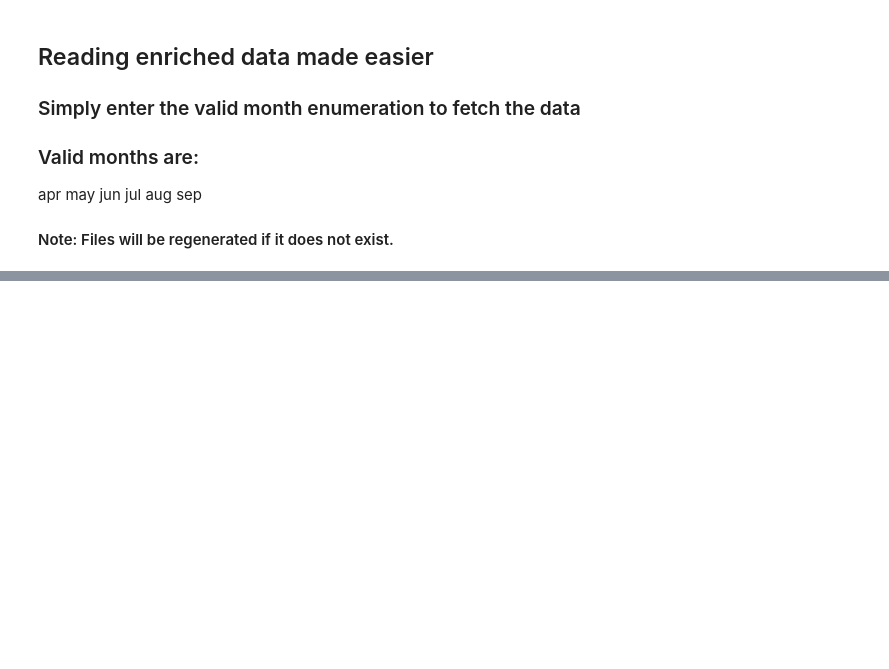
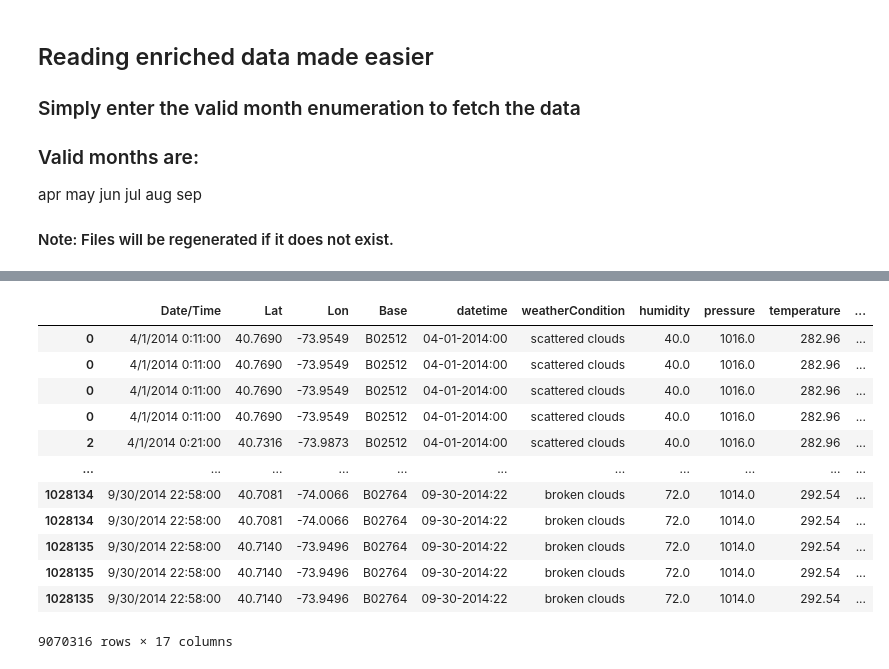
Before and after one commit to krishkribo/ML2020-Uber-Data-Analysis, a Jupyter notebook: Preprocessing/PickleLoadTest.ipynb, the cells around one changed output, grey strips where cells are left out. Saved outputs shown, nothing was run; the diff lists cells and outputs as text; code cells hidden in the pictures; blank space fills up the shorter version.

```diff
--- a/Preprocessing/PickleLoadTest.ipynb
+++ b/Preprocessing/PickleLoadTest.ipynb
@@ -69,0 +91,2 @@ Dataset loaded
+# %%
+june = sm.run(['jun'])
@@ -69,0 +99,16 @@ Dataset loaded
+# %%
+june
+# %% [output]
+|  | Date/Time | Lat | Lon | Base | datetime | weatherCondition | humidity | pressure | temperature | ... |
+| 0 | 4/1/2014 0:11:00 | 40.7690 | -73.9549 | B02512 | 04-01-2014:00 | scattered clouds | 40.0 | 1016.0 | 282.96 | ... |
+| 0 | 4/1/2014 0:11:00 | 40.7690 | -73.9549 | B02512 | 04-01-2014:00 | scattered clouds | 40.0 | 1016.0 | 282.96 | ... |
+| 0 | 4/1/2014 0:11:00 | 40.7690 | -73.9549 | B02512 | 04-01-2014:00 | scattered clouds | 40.0 | 1016.0 | 282.96 | ... |
+| 0 | 4/1/2014 0:11:00 | 40.7690 | -73.9549 | B02512 | 04-01-2014:00 | scattered clouds | 40.0 | 1016.0 | 282.96 | ... |
+| 2 | 4/1/2014 0:21:00 | 40.7316 | -73.9873 | B02512 | 04-01-2014:00 | scattered clouds | 40.0 | 1016.0 | 282.96 | ... |
+| ... | ... | ... | ... | ... | ... | ... | ... | ... | ... | ... |
+| 1028134 | 9/30/2014 22:58:00 | 40.7081 | -74.0066 | B02764 | 09-30-2014:22 | broken clouds | 72.0 | 1014.0 | 292.54 | ... |
+| 1028134 | 9/30/2014 22:58:00 | 40.7081 | -74.0066 | B02764 | 09-30-2014:22 | broken clouds | 72.0 | 1014.0 | 292.54 | ... |
+| 1028135 | 9/30/2014 22:58:00 | 40.7140 | -73.9496 | B02764 | 09-30-2014:22 | broken clouds | 72.0 | 1014.0 | 292.54 | ... |
+| 1028135 | 9/30/2014 22:58:00 | 40.7140 | -73.9496 | B02764 | 09-30-2014:22 | broken clouds | 72.0 | 1014.0 | 292.54 | ... |
+| 1028135 | 9/30/2014 22:58:00 | 40.7140 | -73.9496 | B02764 | 09-30-2014:22 | broken clouds | 72.0 | 1014.0 | 292.54 | ... |
+9070316 rows × 17 columns
```
Also changed, not shown: parts of 9 cells of this notebook, 24 other files.
